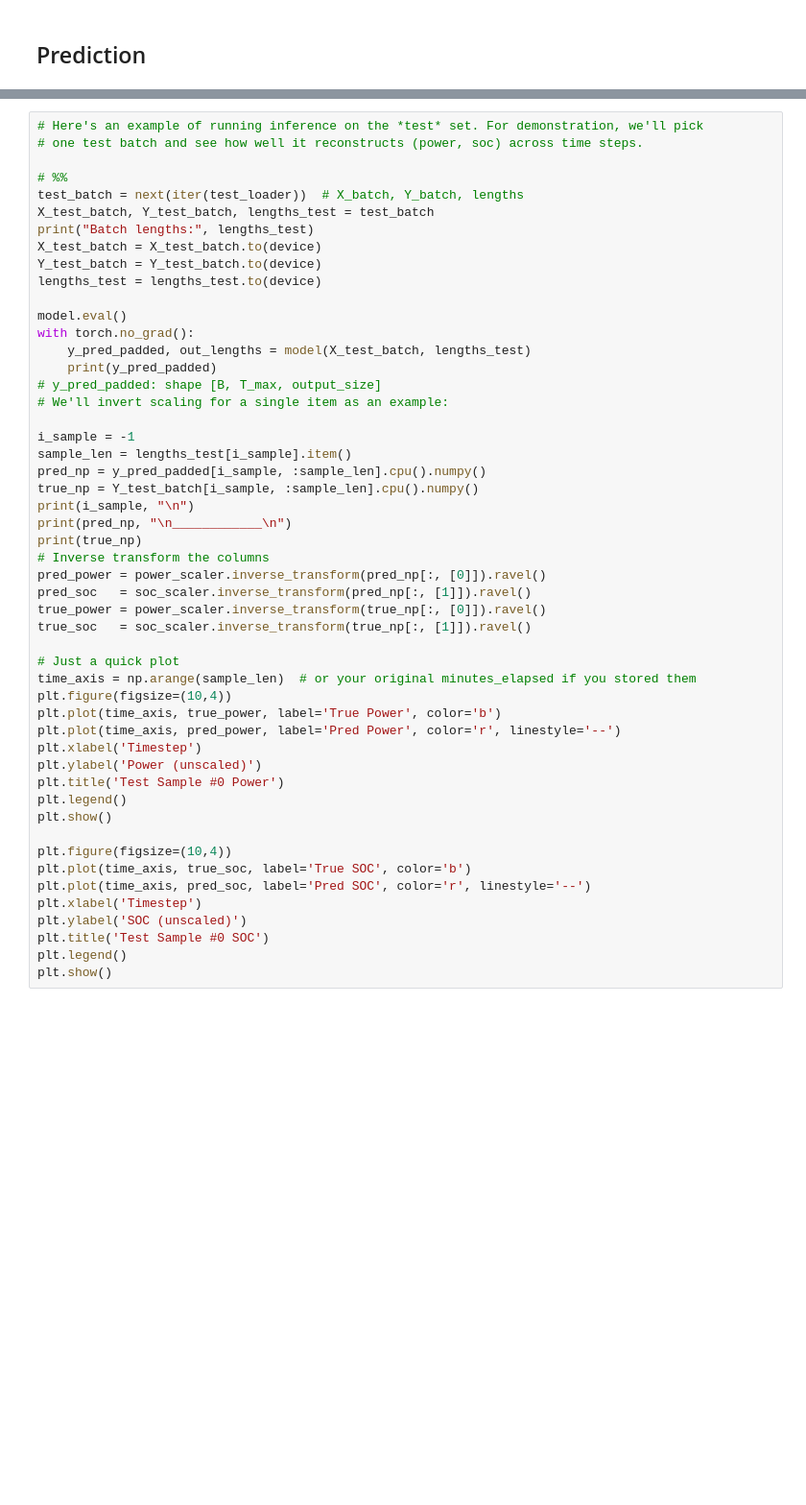
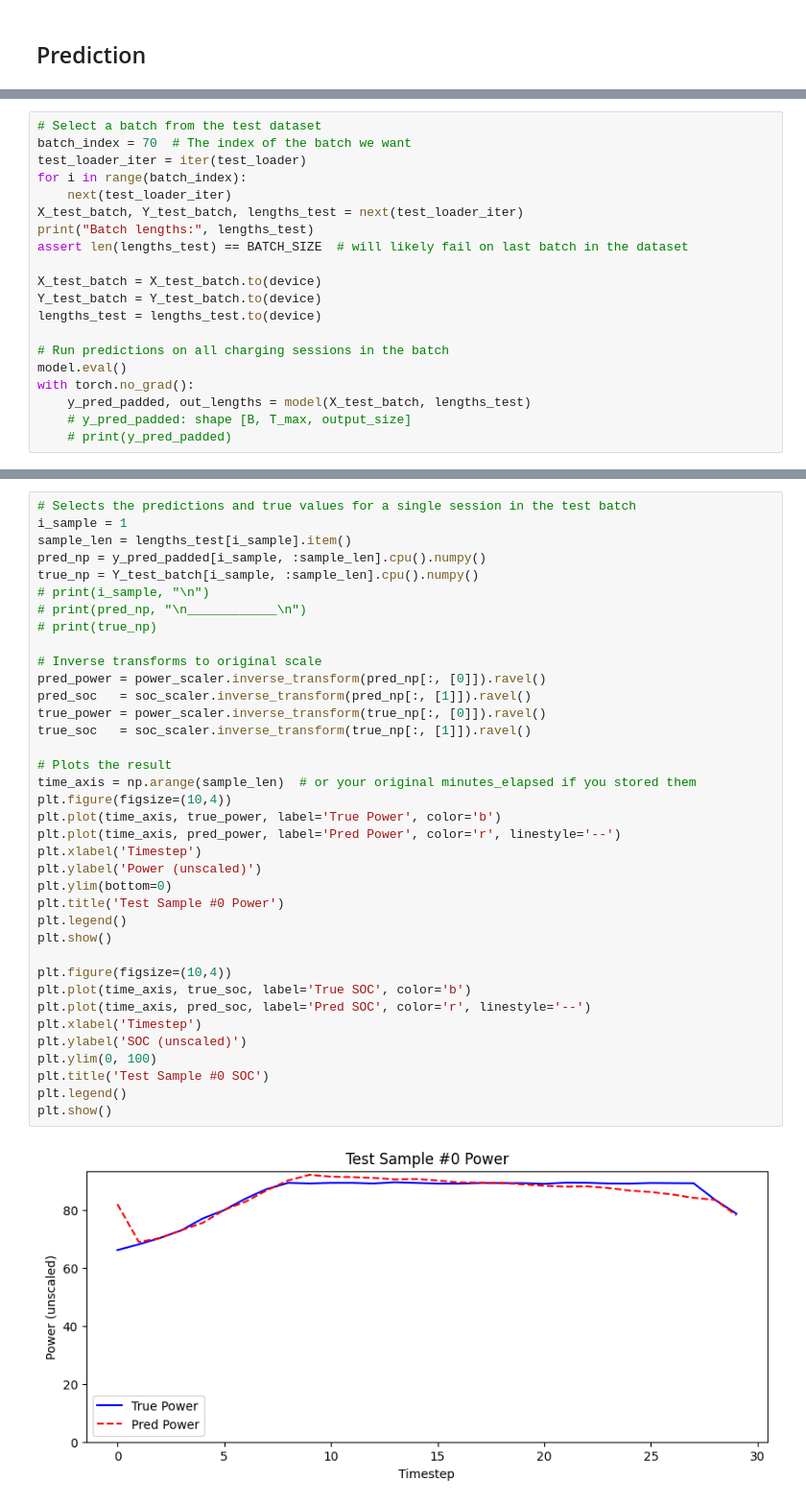
Before and after one commit to SebastianRokholt/Machine-Teaching-for-XAI--TimeSeries-Models, a Jupyter notebook: Notebooks/03__Modelling_v2.ipynb, the cells around one changed output, grey strips where cells are left out. Shown: that part at 96% size. Saved outputs shown, nothing was run; the diff lists cells and outputs as text; blank space fills up the shorter version.

```diff
--- a/Notebooks/03__Modelling_v2.ipynb
+++ b/Notebooks/03__Modelling_v2.ipynb
@@ -468,0 +505,20 @@ test_loader  = DataLoader(
+# %%
+# Select a batch from the test dataset
+batch_index = 70  # The index of the batch we want
+test_loader_iter = iter(test_loader)
+for i in range(batch_index):
+    next(test_loader_iter)
+X_test_batch, Y_test_batch, lengths_test = next(test_loader_iter)
+print("Batch lengths:", lengths_test)
+assert len(lengths_test) == BATCH_SIZE  # will likely fail on last batch in the dataset
+
+X_test_batch = X_test_batch.to(device)
+Y_test_batch = Y_test_batch.to(device)
+lengths_test = lengths_test.to(device)
+
+# Run predictions on all charging sessions in the batch
+model.eval()
+with torch.no_grad():
+    y_pred_padded, out_lengths = model(X_test_batch, lengths_test)
+    # y_pred_padded: shape [B, T_max, output_size]
+    # print(y_pred_padded)
@@ -469,51 +534,39 @@ test_loader  = DataLoader(
 # %%
-# Here's an example of running inference on the *test* set. For demonstration, we'll pick
-# one test batch and see how well it reconstructs (power, soc) across time steps.
-
-# %%
-test_batch = next(iter(test_loader))  # X_batch, Y_batch, lengths
-X_test_batch, Y_test_batch, lengths_test = test_batch
-print("Batch lengths:", lengths_test)
-X_test_batch = X_test_batch.to(device)
-Y_test_batch = Y_test_batch.to(device)
-lengths_test = lengths_test.to(device)
-
-model.eval()
-with torch.no_grad():
-    y_pred_padded, out_lengths = model(X_test_batch, lengths_test)
-    print(y_pred_padded)
-# y_pred_padded: shape [B, T_max, output_size]
-# We'll invert scaling for a single item as an example:
-
-i_sample = -1
+# Selects the predictions and true values for a single session in the test batch
+i_sample = 1
 sample_len = lengths_test[i_sample].item()
 pred_np = y_pred_padded[i_sample, :sample_len].cpu().numpy()
 true_np = Y_test_batch[i_sample, :sample_len].cpu().numpy()
-print(i_sample, "\n")
-print(pred_np, "\n____________\n")
-print(true_np)
-# Inverse transform the columns
+# print(i_sample, "\n")
+# print(pred_np, "\n____________\n")
+# print(true_np)
+
+# Inverse transforms to original scale
 pred_power = power_scaler.inverse_transform(pred_np[:, [0]]).ravel()
 pred_soc   = soc_scaler.inverse_transform(pred_np[:, [1]]).ravel()
 true_power = power_scaler.inverse_transform(true_np[:, [0]]).ravel()
 true_soc   = soc_scaler.inverse_transform(true_np[:, [1]]).ravel()
 
-# Just a quick plot
+# Plots the result
 time_axis = np.arange(sample_len)  # or your original minutes_elapsed if you stored them
 plt.figure(figsize=(10,4))
 plt.plot(time_axis, true_power, label='True Power', color='b')
 plt.plot(time_axis, pred_power, label='Pred Power', color='r', linestyle='--')
 plt.xlabel('Timestep')
 plt.ylabel('Power (unscaled)')
+plt.ylim(bottom=0)
 plt.title('Test Sample #0 Power')
 plt.legend()
 plt.show()
 
 plt.figure(figsize=(10,4))
 plt.plot(time_axis, true_soc, label='True SOC', color='b')
 plt.plot(time_axis, pred_soc, label='Pred SOC', color='r', linestyle='--')
 plt.xlabel('Timestep')
 plt.ylabel('SOC (unscaled)')
+plt.ylim(0, 100)
 plt.title('Test Sample #0 SOC')
 plt.legend()
 plt.show()
+# %% [output]
+[figure, added]
```
Also changed, not shown: parts of 23 cells of this notebook, 3 other files.
